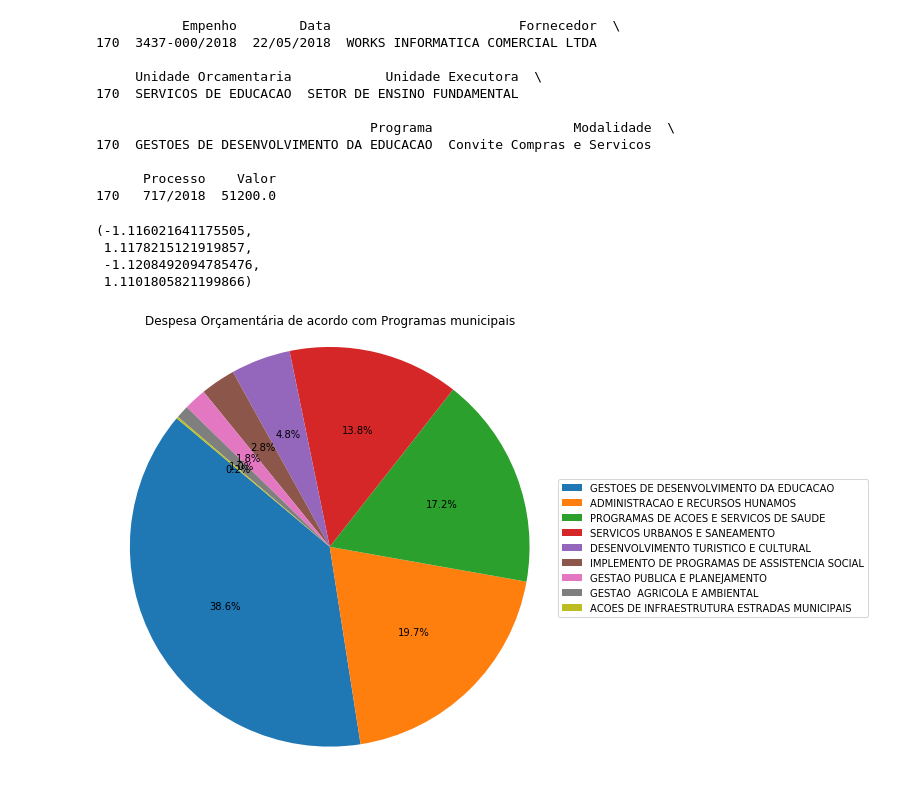
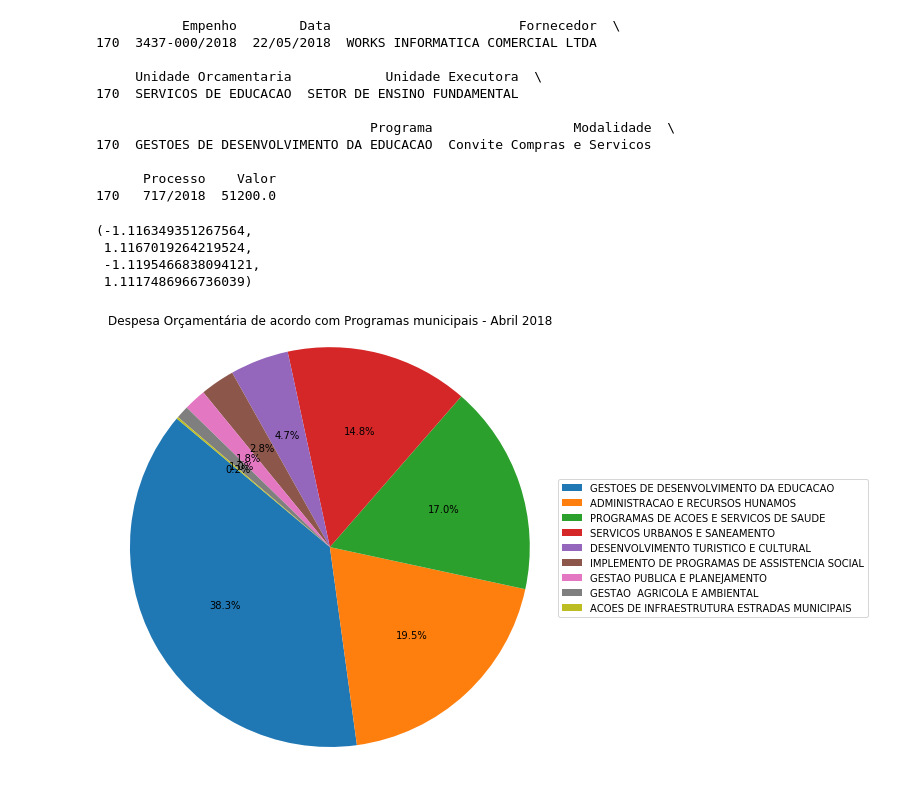
Before and after one commit to thesocialdev/paraibuna-hacktivism, a Jupyter notebook: Análise de despesa orçamentária de Paraibuna mês de Abril.ipynb, the cells around one changed output. Drawn from its saved outputs; the diff is of its cells as text; code cells hidden in the pictures.

```diff
--- a/Análise de despesa orçamentária de Paraibuna mês de Abril.ipynb
+++ b/Análise de despesa orçamentária de Paraibuna mês de Abril.ipynb
@@ -2,8 +2,10 @@
 import numpy as np;
 import pandas as pd;
 
-do = pd.read_csv('./datasets/despesa_orcamentaria_abril18.csv', ';');
+do = pd.read_csv('./datasets/despesa_orcamentaria_fev18.csv', ';');
 
 do['Valor'] = do['Valor'].str.strip()
 
 do['Valor'] = do['Valor'].str.replace(".", "").str.replace(",", ".").astype(float)
+find = do[do['Fornecedor'].str.match('4R SISTEMAS & ASSESSORIA LTDA') == True]
+print(do[do['Fornecedor'].str.match('4R SISTEMAS & ASSESSORIA LTDA') == True])
@@ -58,23 +69,23 @@ print(do[do['Processo'].str.match('.*717\/2018') == True])
 # %%
 investimento = do.groupby('Programa')['Valor'].agg(
   lambda x : x.sum()
 ).sort_values(axis=0, ascending=False)
 
 fig = plt.figure(figsize=[8, 8])
 ax = fig.add_subplot(111)
 
 labels = investimento.keys()
 sizes = investimento
 
 patches, texts, autopct = ax.pie(sizes, autopct='%1.1f%%', shadow=False, startangle=140)
 # plt.legend(patches, labels, loc="upper right")
 ax.legend(patches, labels, loc="center left" ,
           bbox_to_anchor=(1, 0, 0.5, 1))
-ax.set_title("Despesa Orçamentária de acordo com Programas municipais")
+ax.set_title("Despesa Orçamentária de acordo com Programas municipais - Abril 2018")
 ax.axis('equal')
 # %% [output]
-(-1.116021641175505,
- 1.1178215121919857,
- -1.1208492094785476,
- 1.1101805821199866)
+(-1.116349351267564,
+ 1.1167019264219524,
+ -1.1195466838094121,
+ 1.1117486966736039)
-[figure, old version]
+[figure, new version]
```
Also changed, not shown: parts of 3 cells of this notebook, 5 other files.
